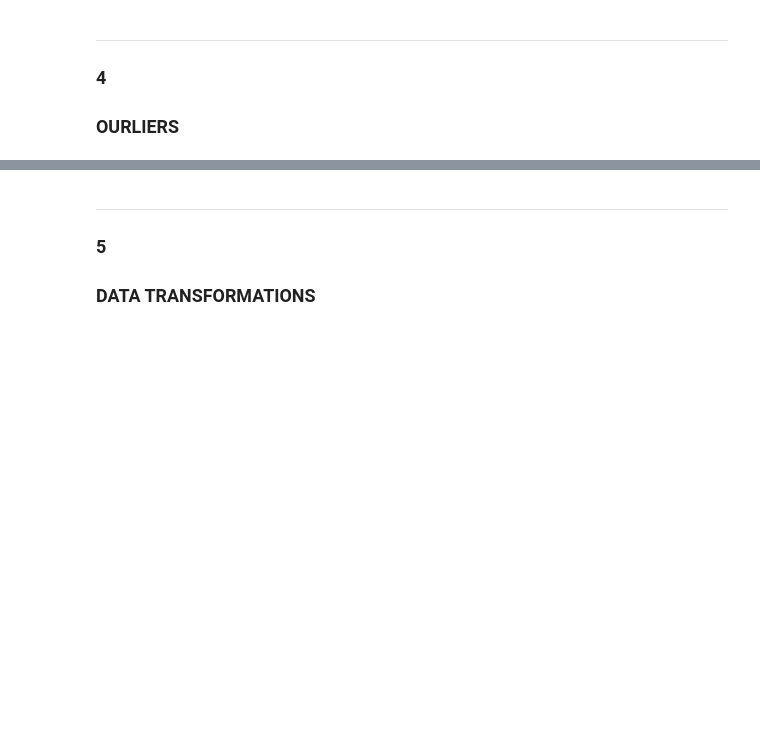
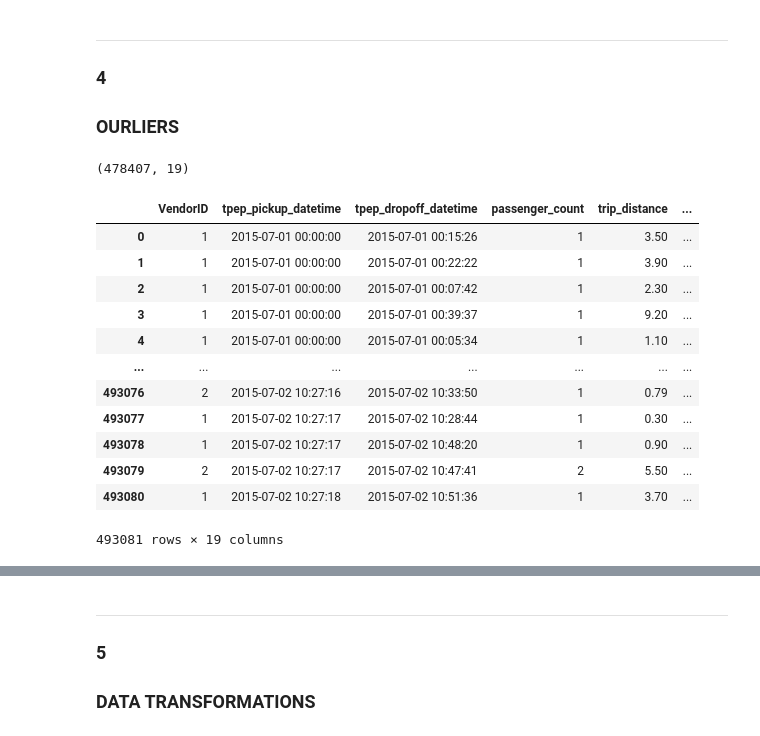
Before and after one commit to LAMDAMielgo/nyc_taxis, a Jupyter notebook: notebooks/EDA 01.ipynb, the cells around one changed output, grey strips where cells are left out. Saved outputs shown, nothing was run; the diff lists cells and outputs as text; code cells hidden in the pictures; blank space fills up the shorter version.

```diff
--- a/notebooks/EDA 01.ipynb
+++ b/notebooks/EDA 01.ipynb
@@ -479,3 +477,43 @@ _______________
 
 ### **4**
 ### OURLIERS
+# %%
+columns = ['pickup_latitude', 'pickup_longitude', 'dropoff_longitude', 'dropoff_latitude', 'passenger_count']
+iqr_range = [0.05, 0.95]
+
+iqr_range_sorted = sorted(iqr_range)
+
+Q_down = df_for_eda.quantile(iqr_range_sorted[0])
+Q_up = df_for_eda.quantile(iqr_range_sorted[1])
+IQR = Q_up - Q_down
+
+filtr = ((df_for_eda < (Q_down - 1.5*IQR)) | (df_for_eda > (Q_up + 1.5*IQR)))
+
+df_for_eda[~filtr.any(axis=1)].shape
+# %% [output]
+(478407, 19)
+# %%
+columns = ['pickup_latitude', 'pickup_longitude', 'dropoff_longitude', 'dropoff_latitude', 'passenger_count']
+indexes = []
+
+for col in columns:
+    indexes += df_for_eda[df_for_eda[columns[0]].map(lambda x: x!=0)].index.tolist()
+
+index = sorted(list(set(indexes)))
+# %%
+new_df = df_for_eda.iloc[index,:].reset_index(drop = True)
+new_df
+# %% [output]
+|  | VendorID | tpep_pickup_datetime | tpep_dropoff_datetime | passenger_count | trip_distance | ... |
+| 0 | 1 | 2015-07-01 00:00:00 | 2015-07-01 00:15:26 | 1 | 3.50 | ... |
+| 1 | 1 | 2015-07-01 00:00:00 | 2015-07-01 00:22:22 | 1 | 3.90 | ... |
+| 2 | 1 | 2015-07-01 00:00:00 | 2015-07-01 00:07:42 | 1 | 2.30 | ... |
+| 3 | 1 | 2015-07-01 00:00:00 | 2015-07-01 00:39:37 | 1 | 9.20 | ... |
+| 4 | 1 | 2015-07-01 00:00:00 | 2015-07-01 00:05:34 | 1 | 1.10 | ... |
+| ... | ... | ... | ... | ... | ... | ... |
+| 493076 | 2 | 2015-07-02 10:27:16 | 2015-07-02 10:33:50 | 1 | 0.79 | ... |
+| 493077 | 1 | 2015-07-02 10:27:17 | 2015-07-02 10:28:44 | 1 | 0.30 | ... |
+| 493078 | 1 | 2015-07-02 10:27:17 | 2015-07-02 10:48:20 | 1 | 0.90 | ... |
+| 493079 | 2 | 2015-07-02 10:27:17 | 2015-07-02 10:47:41 | 2 | 5.50 | ... |
+| 493080 | 1 | 2015-07-02 10:27:18 | 2015-07-02 10:51:36 | 1 | 3.70 | ... |
+493081 rows × 19 columns
```
Also changed, not shown: parts of 8 cells of this notebook, 7 other files.
